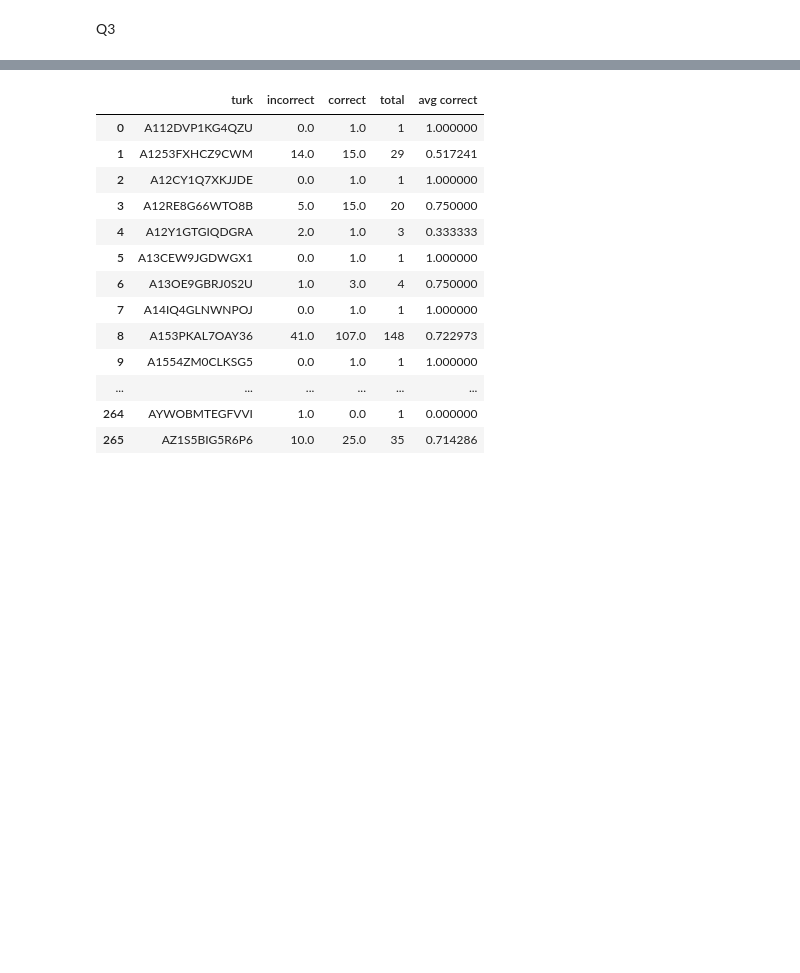
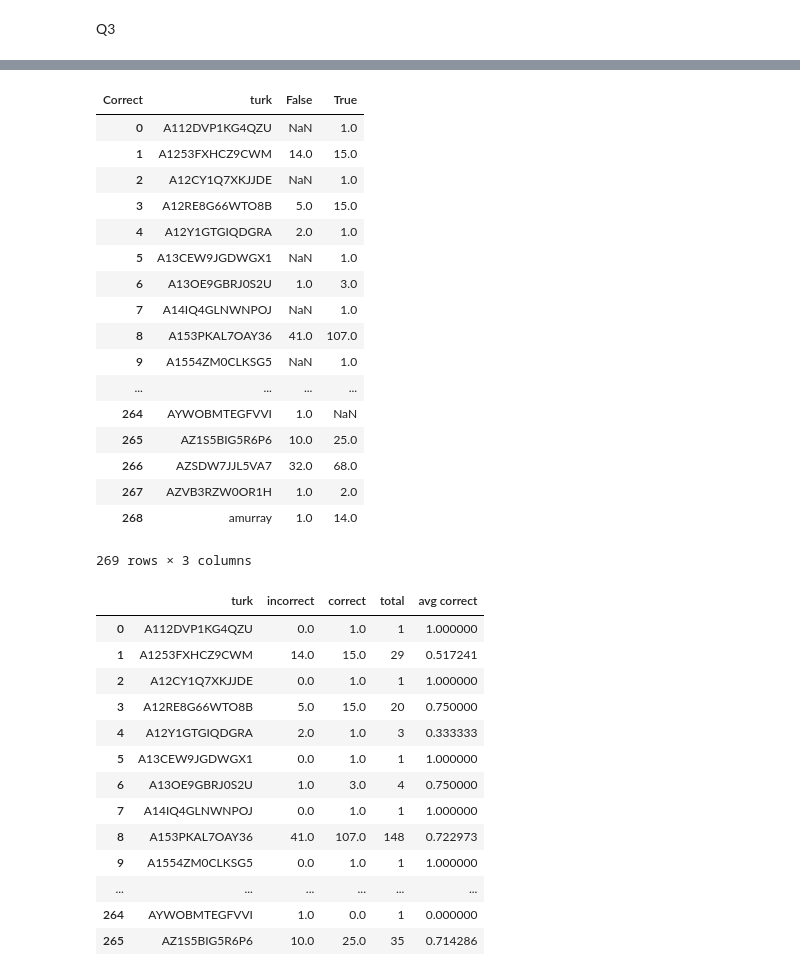
Before and after one commit to chenson2018/Data-Analytics-Programming-HW3, a Jupyter notebook: Henson HW3.ipynb, the cells around one changed output, grey strips where cells are left out. Saved outputs shown, nothing was run; the diff lists cells and outputs as text; code cells hidden in the pictures; blank space fills up the shorter version.

```diff
--- a/Henson HW3.ipynb
+++ b/Henson HW3.ipynb
@@ -24,5 +64,25 @@ compare['Correct'] = compare['category_guess'] == compare['category_actual']
 # %%
 allTurk = pd.DataFrame(compare.groupby(['turk', 'Correct'])['turk'].agg('count').unstack()).reset_index()
+allTurk
+# %% [output]
+| Correct | turk | False | True |
+| 0 | A112DVP1KG4QZU | NaN | 1.0 |
+| 1 | A1253FXHCZ9CWM | 14.0 | 15.0 |
+| 2 | A12CY1Q7XKJJDE | NaN | 1.0 |
+| 3 | A12RE8G66WTO8B | 5.0 | 15.0 |
+| 4 | A12Y1GTGIQDGRA | 2.0 | 1.0 |
+| 5 | A13CEW9JGDWGX1 | NaN | 1.0 |
+| 6 | A13OE9GBRJ0S2U | 1.0 | 3.0 |
+| 7 | A14IQ4GLNWNPOJ | NaN | 1.0 |
+| 8 | A153PKAL7OAY36 | 41.0 | 107.0 |
+| 9 | A1554ZM0CLKSG5 | NaN | 1.0 |
+| ... | ... | ... | ... |
+| 264 | AYWOBMTEGFVVI | 1.0 | NaN |
+| 265 | AZ1S5BIG5R6P6 | 10.0 | 25.0 |
+| 266 | AZSDW7JJL5VA7 | 32.0 | 68.0 |
+| 267 | AZVB3RZW0OR1H | 1.0 | 2.0 |
+| 268 | amurray | 1.0 | 14.0 |
+269 rows × 3 columns
 # %%
 rater_goodness = pd.merge(allTurk, count, on = 'turk')
 rater_goodness.columns = ['turk', 'incorrect', 'correct', 'total']
```
Also changed, not shown: parts of 10 cells of this notebook.
